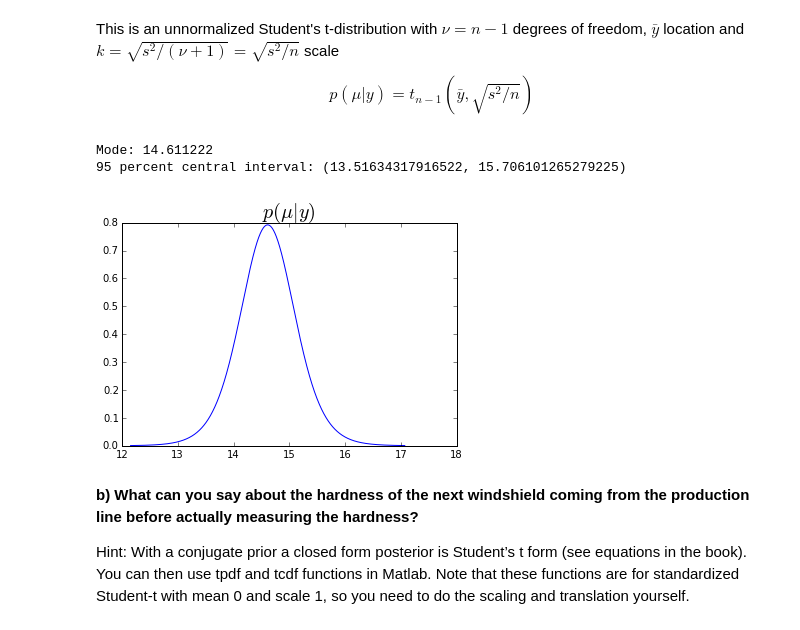
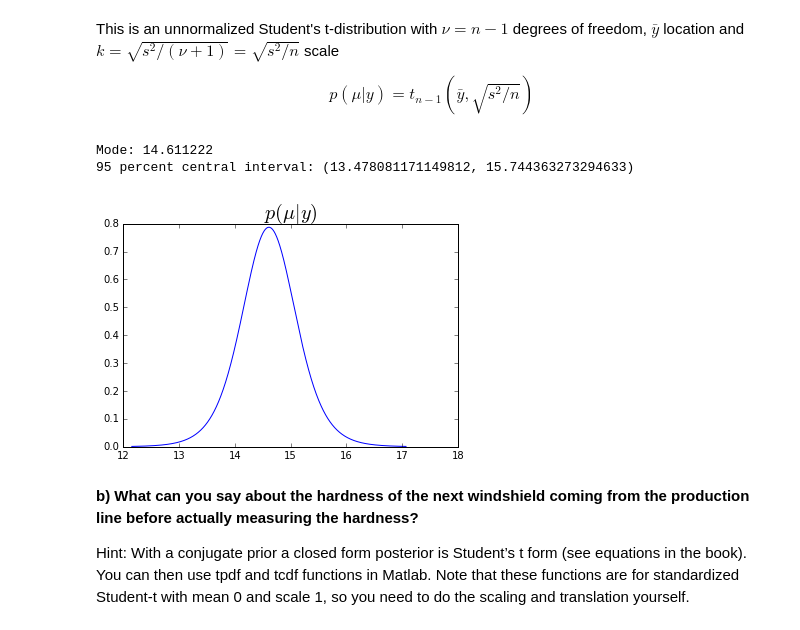
Before and after one commit to rasmusbergpalm/bayes, a Jupyter notebook: ex2/ex2.ipynb, the cells around one changed output. Drawn from its saved outputs; the diff is of its cells as text; code cells hidden in the pictures.

```diff
--- a/ex2/ex2.ipynb
+++ b/ex2/ex2.ipynb
@@ -126,30 +126,30 @@ $$p(\mu|y) = t_{n-1}(\bar{y}, \sqrt{s^2/n}) $$
 # %%
 %matplotlib inline
 import matplotlib.pyplot as plt
 import scipy.stats as stats
 import numpy as np
 y = np.loadtxt('windshieldy1.txt')
 
 n = y.size
 y_bar = y.mean()
 s2 = y.var(ddof=1)
 
-df = n+1
+df = n-1
 loc = y_bar
 scale = np.sqrt(s2/n)
 
 x = np.linspace(loc-5*scale,loc+5*scale,1000)
 
 pdf = stats.t.pdf(x, df, loc, scale)
 plt.plot(x, pdf)
 plt.title('$p(\mu|y)$', fontsize=20)
 
 print "Mode: %f" % y_bar
 print "95 percent central interval: %s" % (stats.t.interval(0.95, df, loc, scale),)
 # %% [output]
 Mode: 14.611222
-95 percent central interval: (13.51634317916522, 15.706101265279225)
+95 percent central interval: (13.478081171149812, 15.744363273294633)
-[figure, old version]
+[figure, new version]
 # %% [markdown]
 **b) What can you say about the hardness of the next windshield coming from the production line before actually measuring the hardness?**
 
```
